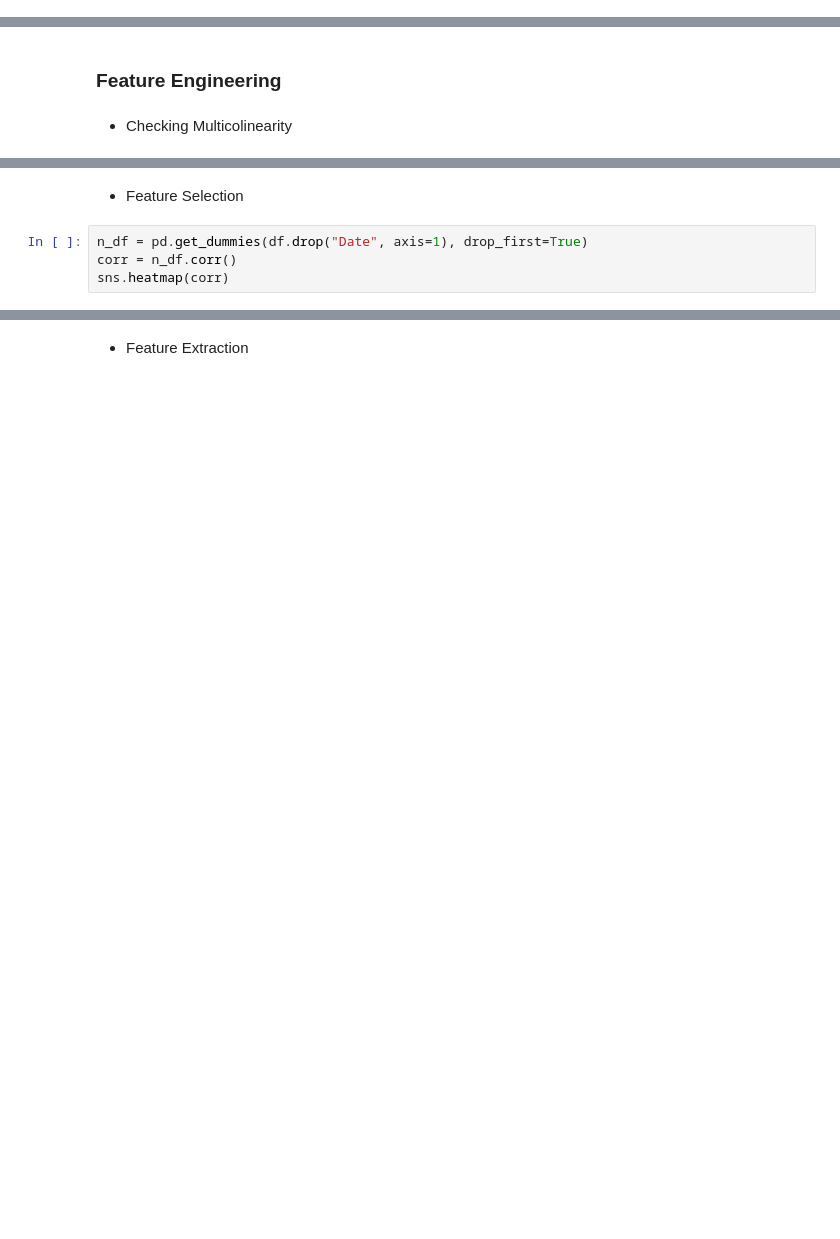
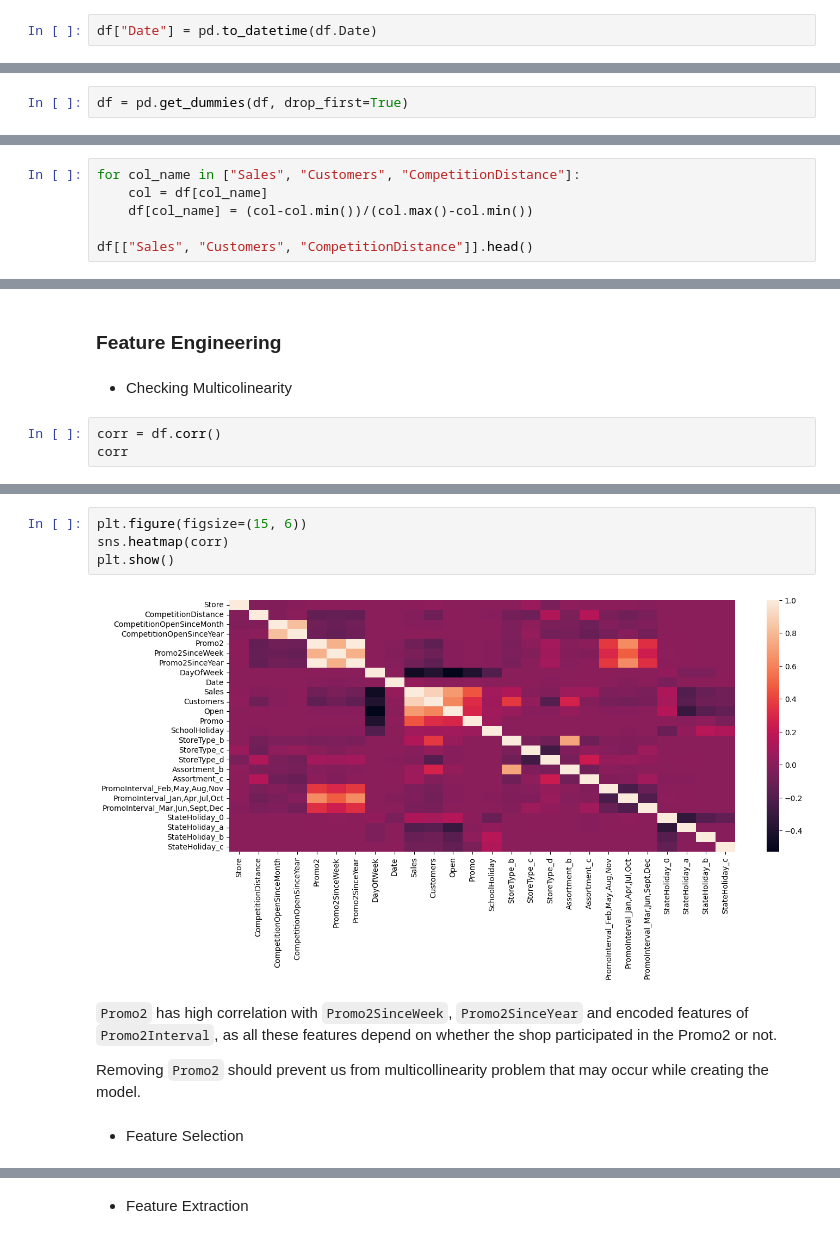
Before and after one commit to piyushsinghoffice/UoM-Data-Env, a Jupyter notebook: Assignment 2/main.ipynb, the cells around one changed output, grey strips where cells are left out. Saved outputs shown, nothing was run; the diff lists cells and outputs as text; blank space fills up the shorter version.

```diff
--- a/Assignment 2/main.ipynb
+++ b/Assignment 2/main.ipynb
@@ -266,0 +355,2 @@ dtype: int64
+# %%
+df["Date"] = pd.to_datetime(df.Date)
@@ -267,2 +363,4 @@ dtype: int64
 # %% [markdown]
 ### Data Encoding
+# %%
+df = pd.get_dummies(df, drop_first=True)
@@ -269,2 +387,8 @@ dtype: int64
 # %% [markdown]
 ### Normalization & Standardization
+# %%
+for col_name in ["Sales", "Customers", "CompetitionDistance"]:
+    col = df[col_name]
+    df[col_name] = (col-col.min())/(col.max()-col.min())
+
+df[["Sales", "Customers", "CompetitionDistance"]].head()
@@ -272,3 +403,6 @@ dtype: int64
 ### Feature Engineering
 # %% [markdown]
 - Checking Multicolinearity
+# %%
+corr = df.corr()
+corr
@@ -275,6 +428,12 @@ dtype: int64
+# %%
+plt.figure(figsize=(15, 6))
+sns.heatmap(corr)
+plt.show()
+# %% [output]
+[figure, added]
+# %% [markdown]
+`Promo2` has high correlation with `Promo2SinceWeek`, `Promo2SinceYear` and encoded features of `Promo2Interval`, as all these features depend on whether the shop participated in the Promo2 or not.
+
+Removing `Promo2` should prevent us from multicollinearity problem that may occur while creating the model.
 # %% [markdown]
 - Feature Selection
-# %%
-n_df = pd.get_dummies(df.drop("Date", axis=1), drop_first=True)
-corr = n_df.corr()
-sns.heatmap(corr)
```
Also changed, not shown: parts of 30 cells of this notebook.
